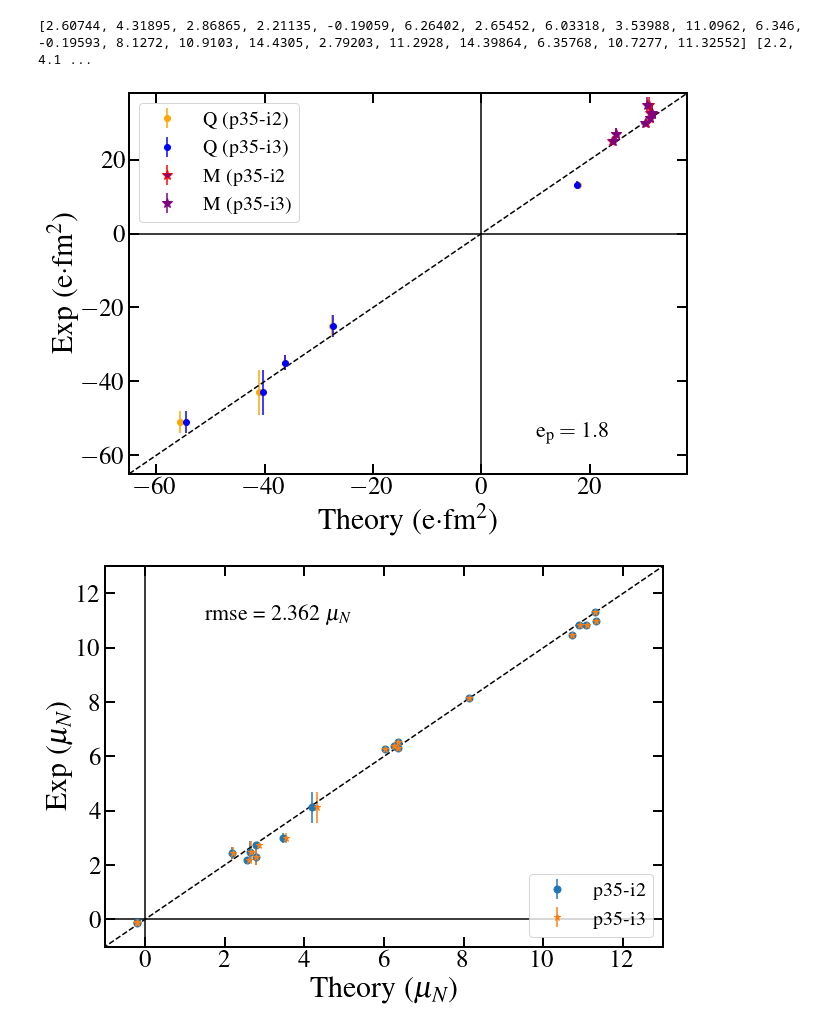
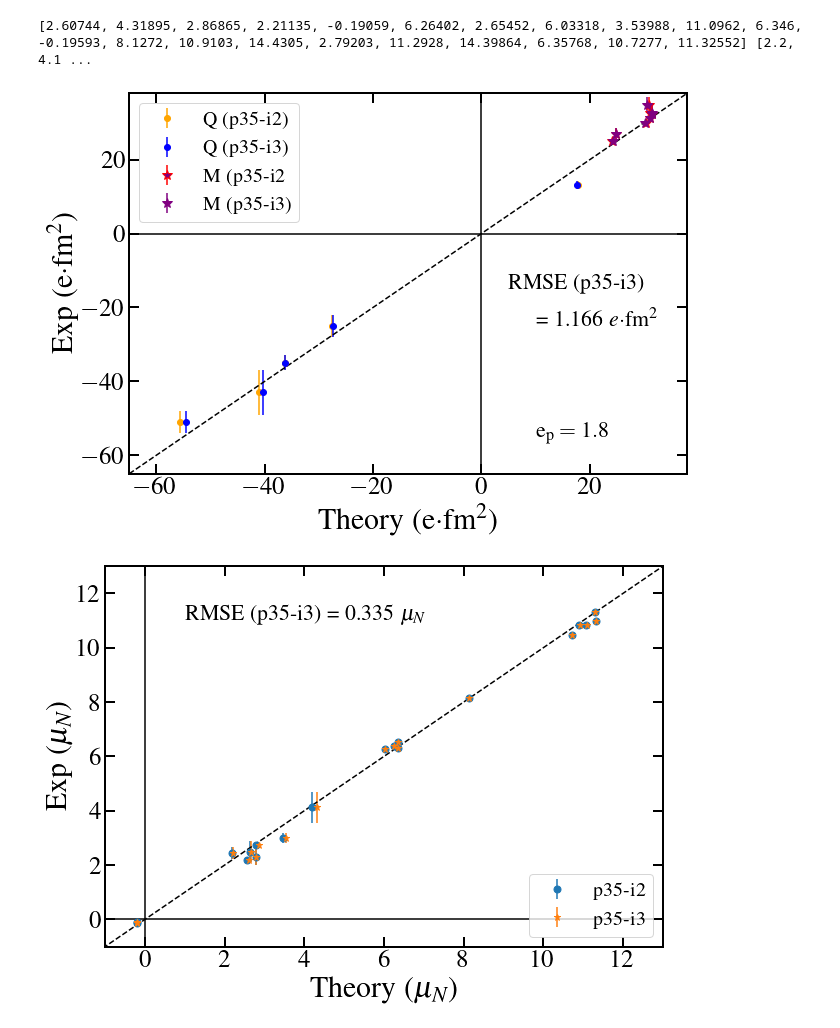
Before and after one commit to JordanPurcell/Research, a Jupyter notebook: plots/EM_properties.ipynb, the cells around one changed output. Cells and saved outputs as stored; diff of their text form; code cells hidden in the pictures.

Commit message:
Update Multipole Plots
RMSD calculation corrections

```diff
--- a/plots/EM_properties.ipynb
+++ b/plots/EM_properties.ipynb
@@ -29,15 +29,15 @@ mu_i3_8plus = [11.09620, 11.29276, 11.31148, 11.32552, 11.33488]
 
 # Q1 calculated with e_p = 1.8e, Q2 calculated with e_p = 2e
 # consider Q3 with e_p = 1.72e
-Qexp = [13.2, -43, -51, -25, -35]
+Qexp = np.array([13.2, -43, -51, -25, -35])
 Q_err = [0.9, 6, 3, 3, 2]
 Q2 = [20.45, -45.13, -61.37, -30.28, -39.79]
 Q1 = [0.9*Q2[i] for i in range(len(Q2))]
 Qfree = [0.5*Q2[i] for i in range(len(Q2))]
 Q_i2 = [17.88, -41.07, -55.63, -27.55, -36.26]
 Q_i2_free = [Q_i2[i]/1.8 for i in range(len(Q_i2))]
-Q_i3 = [17.63, -40.37, -54.49, -27.42, -36.27]
-Q_i3_free = [Q_i3[i]/1.8 for i in range(len(Q_i3))]
+Q_i3 = np.array([17.63, -40.37, -54.49, -27.42, -36.27])
+Q_i3_free = np.array([Q_i3[i]/1.8 for i in range(len(Q_i3))])
 Q_i2_odd = [-18.91, -3.07, 17.13, -1.87, 17.88, 0.00, -27.55, -12.37, 2.11, 17.10, 32.12]
 Q_i2_8plus = [-55.63, -36.26, -9.73, 16.98, 42.59]
 Q_i3_odd = [-18.91, -2.72, 16.37, -3.39, 17.63, 0.00, -27.42, -12.34, 2.12, 17.02, 32.12]
@@ -65,9 +65,9 @@ M_exp = [math.sqrt(BE2_exp[i]) for i in range(len(BE2_exp))]
 M_err_top = [0.5*BE2_err_top[i]*math.pow(BE2_exp[i], -0.5) for i in range(len(BE2_exp))]
 M_err_bot = [0.5*BE2_err_bot[i]*math.pow(BE2_exp[i], -0.5) for i in range(len(BE2_exp))]
 M_i2 = [math.sqrt(BE2_02_i2[i]) for i in range(len(BE2_02_i2))]
-M_i3 = [math.sqrt(BE2_02_i3[i]) for i in range(len(BE2_02_i3))]
+M_i3 = np.array([math.sqrt(BE2_02_i3[i]) for i in range(len(BE2_02_i3))])
 M_free_i2 = [M_i2[i]/1.8 for i in range(len(M_i2))]
-M_free_i3 = [M_i3[i]/1.8 for i in range(len(M_i3))]
+M_free_i3 = np.array([M_i3[i]/1.8 for i in range(len(M_i3))])
 x = np.linspace(-65, 38)
 # %%
 # This cell is concerned only with extracting B(E2, 0 -> 2) for even-even nuclei
@@ -593,24 +593,26 @@ print(mu_i3[:], mu_exp)
 # %%
 x = [i for i in range(-65,100)]
 plt.figure(figsize=(10,7))
 plt.plot(x, x, 'k--')
 plt.errorbar(Q_i2, Qexp, yerr=Q_err, fmt='o', mfc='orange', mec='orange', ecolor='orange', label='Q (p35-i2)')
 plt.errorbar(Q_i3, Qexp, yerr=Q_err, fmt='o', mfc='blue', mec='blue', ecolor='blue', label='Q (p35-i3)')
 plt.errorbar(M_i2, M_exp, yerr=(M_err_bot, M_err_top), fmt='*', mfc='purple', mec='red', ecolor='red', ms=10, label=r'M (p35-i2')
 plt.errorbar(M_i3, M_exp, yerr=(M_err_bot, M_err_top), fmt='*', mfc='purple', mec='purple', ecolor='purple', ms=10, label=r'M (p35-i3)')
 plt.vlines(0, -65, 38, colors='k')
 plt.hlines(0, -65, 38, colors='k')
 plt.xlim(-65, 38)
 plt.ylim(-65, 38)
 plt.xlabel(r'Theory (e$ \cdot $fm$^2$)', fontsize=30)
 plt.ylabel(r'Exp (e$ \cdot $fm$^2$)', fontsize=30)
 plt.tick_params(which="major", direction="in", right=True, top=True, length=10, width=2, labelsize=25)
 plt.tick_params(which="minor", direction="in", right=True, top=True, length=5, width=1, labelsize=25)
+plt.text(5, -15, f'RMSE (p35-i3)', fontsize = 22)
+plt.text(10, -25, f'= {math.sqrt(np.linalg.norm(Qexp -Q_i3)/Qexp.size):.3f} $e \cdot $fm$^2$', fontsize = 22)
 plt.text(10, -55, r'e$_{\mathrm{p}} = 1.8$', fontsize = 22)
 plt.legend(fontsize=20)
 plt.show()
 # %% [output]
-[figure, old version]
+[figure, new version]
 # %%
 
 plt.figure(figsize=(10,7))
@@ -623,13 +625,13 @@ plt.xlim(-1, 13)
 plt.ylim(-1, 13)
 plt.xlabel(r'Theory ($\mathdefault{\mu_N}$)', fontsize=30)
 plt.ylabel(r'Exp ($\mathdefault{\mu_N}$)', fontsize=30)
-plt.text(1.5, 11, f'rmse =  {np.linalg.norm(mu_exp-mu_i3):.3f} $\mu_N$', fontsize = 22)
+plt.text(1, 11, f'RMSE (p35-i3) =  {math.sqrt(np.linalg.norm(mu_exp-mu_i3)/mu_exp.size):.3f} $\mu_N$', fontsize = 22)
 plt.tick_params(which="major", direction="in", right=True, top=True, length=10, width=2, labelsize=25)
 plt.tick_params(which="minor", direction="in", right=True, top=True, length=5, width=1, labelsize=25)
 plt.legend(fontsize=20, loc='lower right')
 plt.show()
 # %% [output]
-[figure, old version]
+[figure, new version]
 # %%
 plt.figure(figsize=(10,7))
 plt.plot(x, x, 'k--')
```
Also changed, not shown: parts of 1 cell of this notebook, 3 other files.
